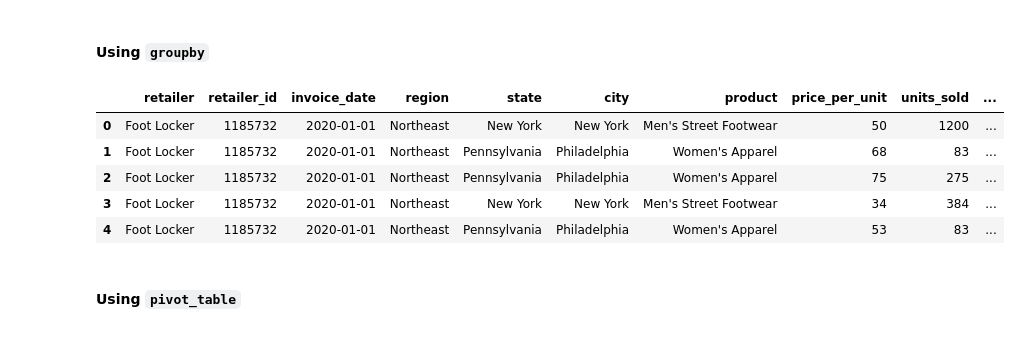
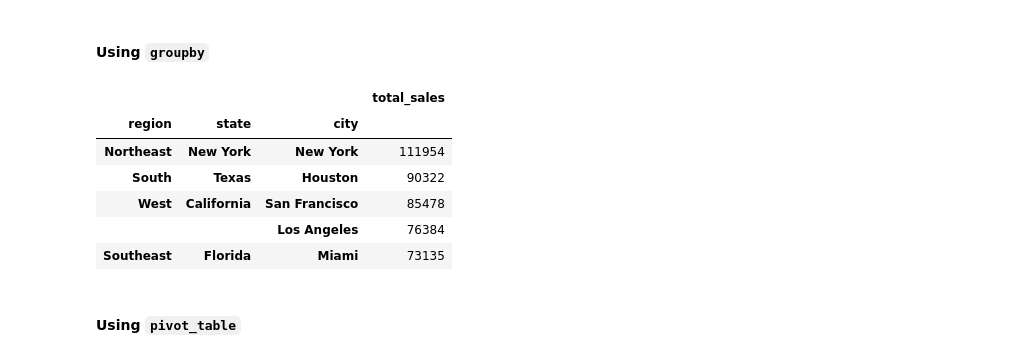
Before and after one commit to AIGit56/athletic_sales_analysis, a Jupyter notebook: athletic_sales_analysis.ipynb, the cells around one changed output. Cells and saved outputs as stored; diff of their text form; code cells hidden in the pictures.

```diff
--- a/athletic_sales_analysis.ipynb
+++ b/athletic_sales_analysis.ipynb
@@ -94,8 +94,8 @@ memory usage: 782.6+ KB
 #### Combine the sales data by rows.
 # %%
 # Combine the 2020 and 2021 sales DataFrames on the rows and reset the index.
-df_concat = pd.concat([df2020,df2021])
+df_concat = pd.concat([df2020,df2021],axis="rows", join="inner").reset_index()
 
-#df3 = df1.reset_index()
+#df3 = df1.reset_index()axis="rows", join="inner"
 df_concat
 # %% [output]
@@ -237,29 +244,30 @@ df_concat.head()
 #### Using `groupby`
 # %%
 # Show the total sales for the products sold for each region, state, and city.
-df_concat.groupby("region")["total_sales"].sum()
-df_concat.groupby("state")["total_sales"].sum()
-df_concat.groupby("city")["total_sales"].sum()
+#df_concat.groupby("region")["total_sales"].sum()
+#df_concat.groupby("state")["total_sales"].sum()
+#df_concat.groupby("city")["total_sales"].sum()
+total_sales = df_concat.groupby(['region','state','city'])['units_sold'].agg(total_sales=("sum"))
 
-#df = pd.DataFrame({'total_sales' : ['region']}).sum()
-#df = pd.DataFrame({'total_sales' : ['state']}).sum()
-#df = pd.DataFrame({'total_sales' : ['city']}).sum()
 
 
 # Rename the "total_sales" column to "Total Sales"
 #df = df.rename(columns={"total_sales": "Total Sales"})
-df_concat.rename(columns={"total_sales": "Total Sales"})
+
+
 #df_concat.rename()
 
 # Show the top 5 results.
 df_concat.head()
+total_sales.sort_values(by=(['total_sales']), ascending=False).head()
 # %% [output]
-|  | retailer | retailer_id | invoice_date | region | state | city | product | price_per_unit | units_sold | ... |
-| 0 | Foot Locker | 1185732 | 2020-01-01 | Northeast | New York | New York | Men's Street Footwear | 50 | 1200 | ... |
-| 1 | Foot Locker | 1185732 | 2020-01-01 | Northeast | Pennsylvania | Philadelphia | Women's Apparel | 68 | 83 | ... |
-| 2 | Foot Locker | 1185732 | 2020-01-01 | Northeast | Pennsylvania | Philadelphia | Women's Apparel | 75 | 275 | ... |
-| 3 | Foot Locker | 1185732 | 2020-01-01 | Northeast | New York | New York | Men's Street Footwear | 34 | 384 | ... |
-| 4 | Foot Locker | 1185732 | 2020-01-01 | Northeast | Pennsylvania | Philadelphia | Women's Apparel | 53 | 83 | ... |
+|  |  |  | total_sales |
+| region | state | city |  |
+| Northeast | New York | New York | 111954 |
+| South | Texas | Houston | 90322 |
+| West | California | San Francisco | 85478 |
+|  |  | Los Angeles | 76384 |
+| Southeast | Florida | Miami | 73135 |
 # %% [markdown]
 #### Using `pivot_table`
 # %%
```
Also changed, not shown: parts of 9 cells of this notebook.
